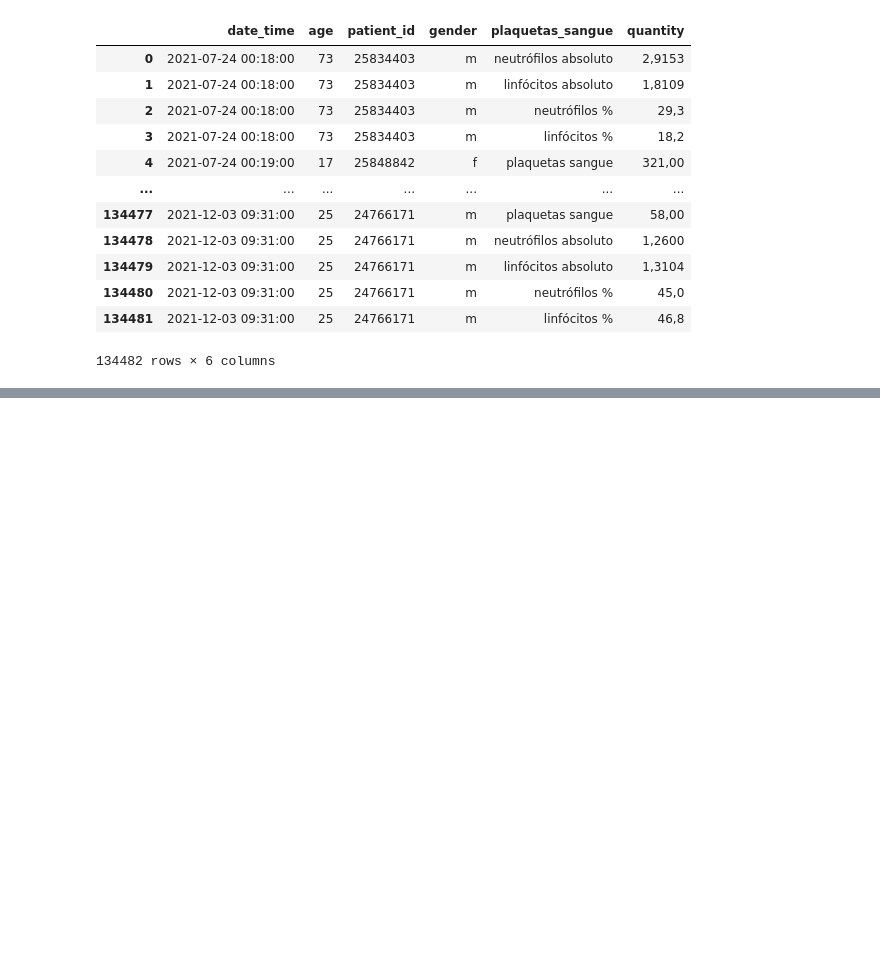
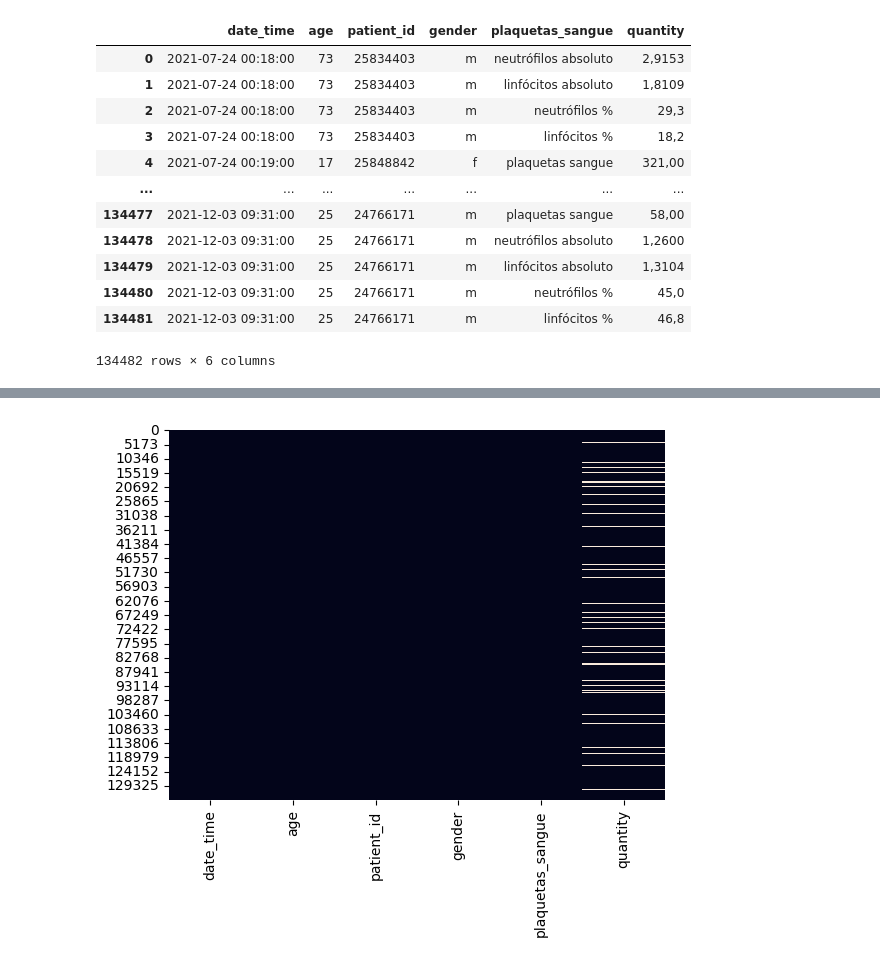
Before and after one commit to GabrielmAlves/health-care-data-synthesis, a Jupyter notebook: health-care-data-synthesis.ipynb, the cells around one changed output, grey strips where cells are left out. Cells and saved outputs as stored; diff of their text form; code cells hidden in the pictures; blank space fills up the shorter version.

```diff
--- a/health-care-data-synthesis.ipynb
+++ b/health-care-data-synthesis.ipynb
@@ -279,0 +405,5 @@ df3
+# %%
+sns.heatmap(df3.isnull(), cbar=False)
+plt.show()
+# %% [output]
+[figure, added]
```
Also changed, not shown: parts of 32 cells of this notebook.
